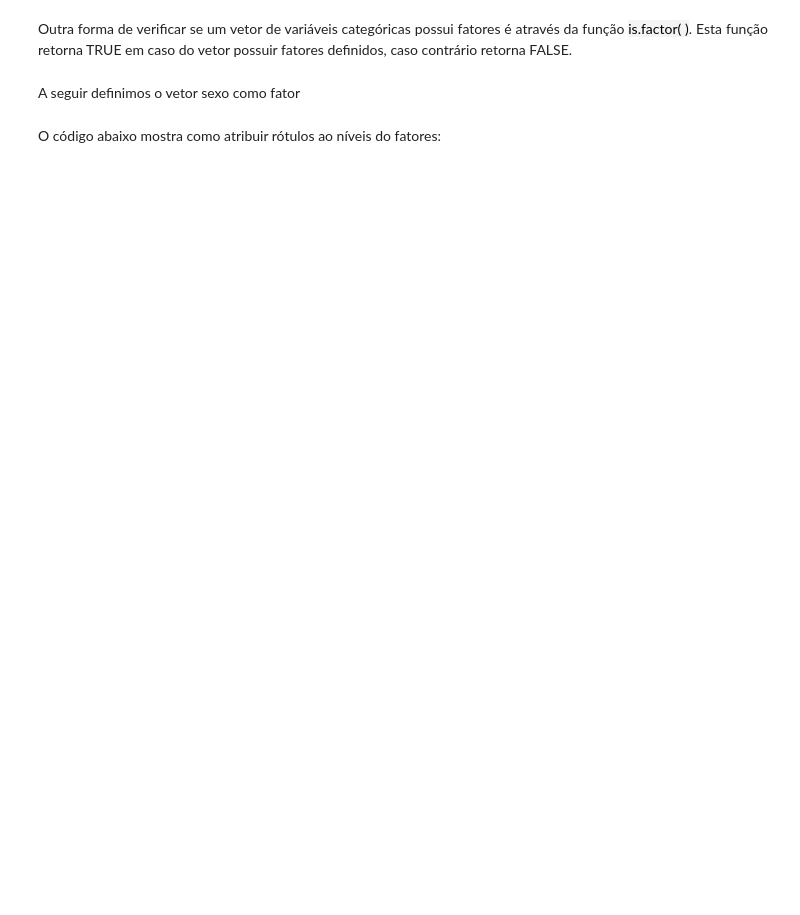
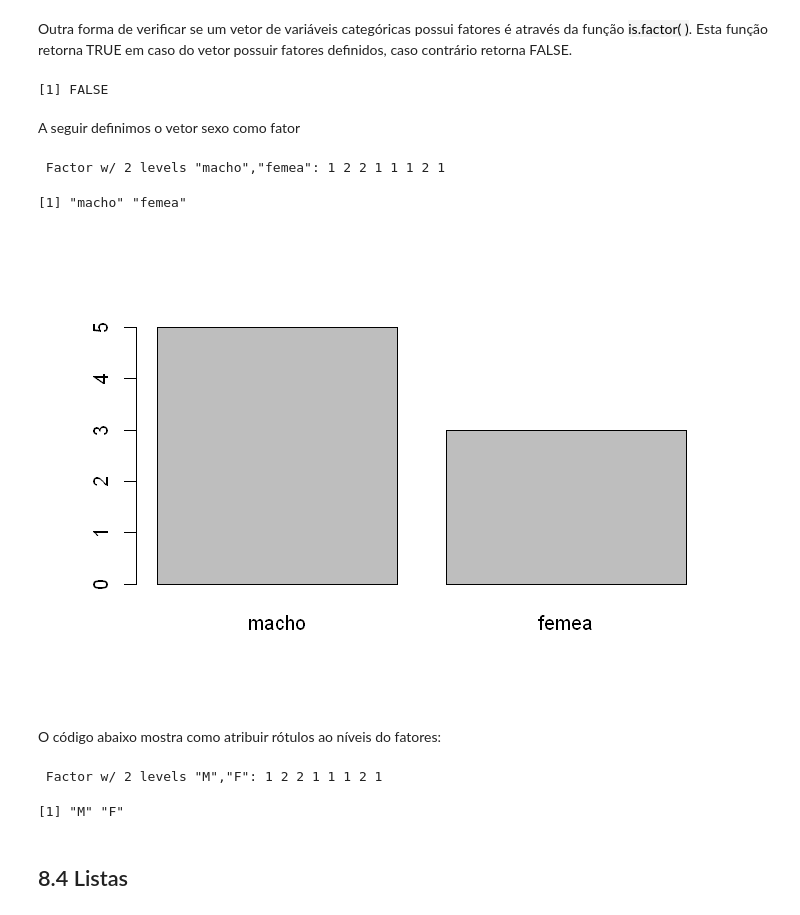
Before and after one commit to robson-cruz/Introducao_Analise_Dados_R, a Jupyter notebook: Modulo_1_Introducao_Linguagem_R.ipynb, the cells around one changed output. Drawn from its saved outputs; the diff is of its cells as text; code cells hidden in the pictures; blank space fills up the shorter version.

```diff
--- a/Modulo_1_Introducao_Linguagem_R.ipynb
+++ b/Modulo_1_Introducao_Linguagem_R.ipynb
@@ -581,6 +728,7 @@ str(df)
 <p style="text-align:justify;">Em R as variáveis categóricas são classificadas e ordenadas através da função <mark style="background-color:#F4F4F4">factor( )</mark>. o vetor contém dados da variável categórica sexo.</p>
 # %%
-sexo <- c("macho", "femea", "femea", "macho", "macho", "macho", "femea", "macho")
+sexo <- c("macho", "femea", "femea", "macho",
+          "macho", "macho", "femea", "macho")
 # %% [markdown]
 <p style="text-align:justify;">O trecho de código a seguir mostra a estrutura do vetor <mark style="background-color:#F4F4F4">sexo</mark>, obtida através da função <mark style="background-color:#F4F4F4">str( )</mark>, o retorno desta função nos diz que o tipo de vetor em questão é caracteres e possui oito elementos.</p>
 <p style="text-align:justify;">A função <mark style="background-color:#F4F4F4">levels( )</mark> é utilizada para inspecionar os níveis de um fator, como nosso vetor não foi definido como fator retorna <mark style="background-color:#F4F4F4">NULL,</mark>.</p>
@@ -591,6 +745,8 @@ levels(sexo)
 <p style="text-align:justify;">Outra forma de verificar se um vetor de variáveis categóricas possui fatores é através da função <mark style="background-color:#F4F4F4">is.factor( )</mark>. Esta função retorna TRUE em caso do vetor possuir fatores definidos, caso contrário retorna FALSE.</p>
 # %%
 is.factor(sexo)
+# %% [output]
+[1] FALSE
 # %% [markdown]
 A seguir definimos o vetor sexo como fator
 # %%
@@ -600,7 +755,25 @@ levels(sexo_fator)
+# %%
+# checar a estrutura do fator
+str(sexo_fator)
+# %% [output]
+ Factor w/ 2 levels "macho","femea": 1 2 2 1 1 1 2 1
+# %%
+# checar os níveis do fator
+levels(sexo_fator)
+# %% [output]
+[1] "macho" "femea"
+# %%
+# Resumir os dados do fator sexo através de um gráfico
+plot(sexo_fator)
+# %% [output]
+[figure, added]
 # %% [markdown]
 O código abaixo mostra como atribuir rótulos ao níveis do fatores:
 # %%
 sexo_fator <- factor(sexo, levels = c("macho", "femea"), labels = c("M", "F"))
 str(sexo_fator)
 levels(sexo_fator)
+# %% [output]
+ Factor w/ 2 levels "M","F": 1 2 2 1 1 1 2 1
+[1] "M" "F"
 # %%
@@ -608 +781,3 @@ levels(sexo_fator)
 options(repr.plot.width=12, repr.plot.height=8)
+# %% [markdown]
+## 8.4 Listas
```
Also changed, not shown: parts of 83 cells of this notebook.
